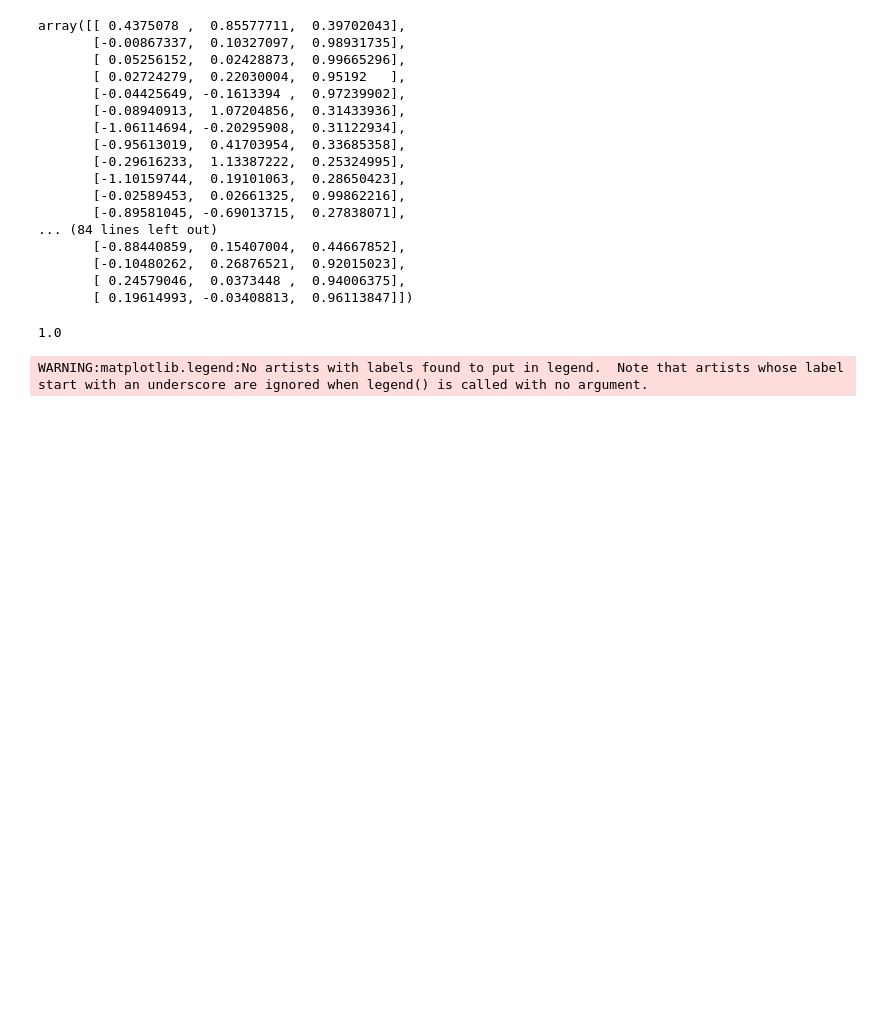
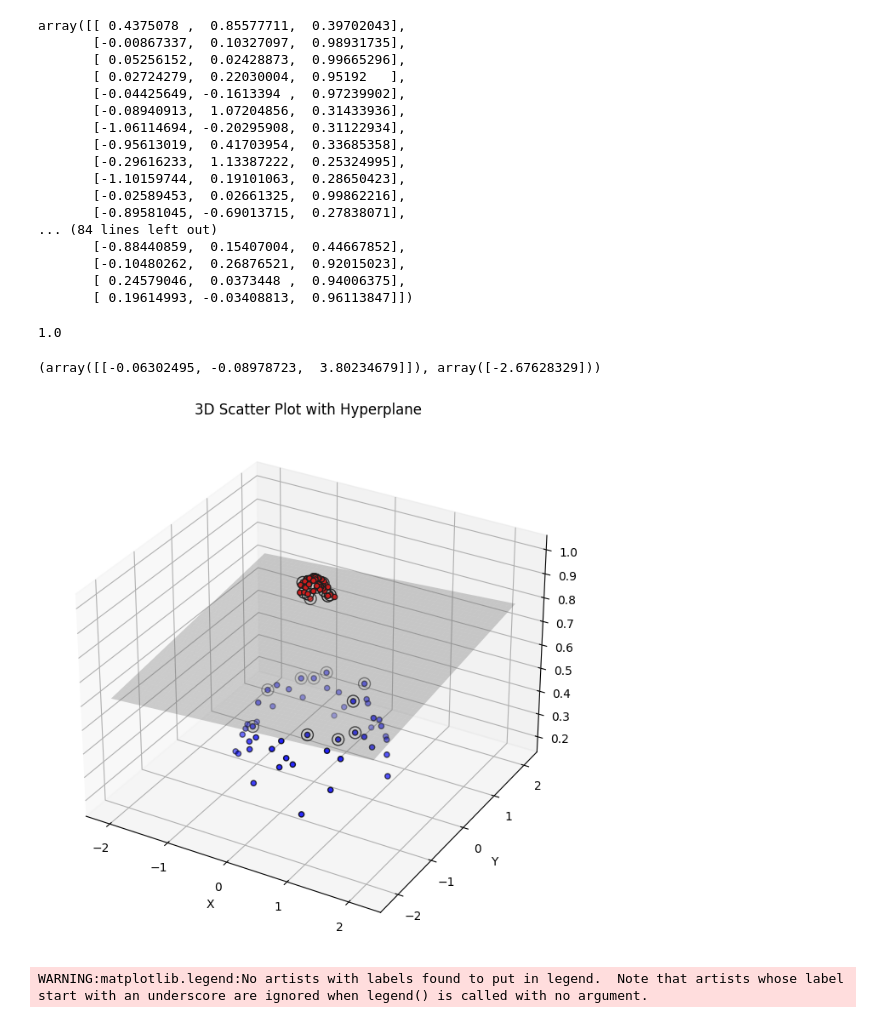
Before and after one commit to GopalSaraf/learnML, a Jupyter notebook: examples/classification/kernels.ipynb, the cells around one changed output. Cells and saved outputs as stored; diff of their text form; code cells hidden in the pictures; blank space fills up the shorter version.

```diff
--- a/examples/classification/kernels.ipynb
+++ b/examples/classification/kernels.ipynb
@@ -163,6 +183,48 @@ y_pred_2 = classifier_2.predict(X_test_2)
 accuracy_score(y_test_2, y_pred_2)
 # %% [output]
 1.0
+# %%
+classifier_2.coef_, classifier_2.intercept_
+# %% [output]
+(array([[-0.06302495, -0.08978723,  3.80234679]]), array([-2.67628329]))
+# %%
+from mpl_toolkits.mplot3d import Axes3D
+
+# Create a 3D scatter plot
+fig = plt.figure(figsize=(10, 8))
+ax = fig.add_subplot(111, projection='3d')
+
+# Scatter plot of data points
+ax.scatter(X_rbf[:, 0], X_rbf[:, 1], X_rbf[:, 2], c=y, cmap=zero_one_colourmap, edgecolors='k')
+
+# Plot the support vectors
+ax.scatter(classifier_2.support_vectors_[:, 0],
+           classifier_2.support_vectors_[:, 1],
+           classifier_2.support_vectors_[:, 2],
+           s=100, facecolors='none', edgecolors='k')
+
+# Calculate the hyperplane's normal vector and bias
+w = classifier_2.coef_[0]
+b = classifier_2.intercept_[0]
+
+# Generate x, y points for plotting the projected hyperplane
+xx, yy = np.meshgrid(np.linspace(X_rbf[:, 0].min() - 1, X_rbf[:, 0].max() + 1, 50),
+                     np.linspace(X_rbf[:, 1].min() - 1, X_rbf[:, 1].max() + 1, 50))
+
+zz = (-w[0] * xx - w[1] * yy - b) / w[2]
+
+# Plot the projected hyperplane
+ax.plot_surface(xx, yy, zz, color='gray', alpha=0.3)
+
+# Set labels for the axes
+ax.set_xlabel('X')
+ax.set_ylabel('Y')
+ax.set_zlabel('Z')
+ax.set_title('3D Scatter Plot with Hyperplane')
+
+plt.show()
+# %% [output]
+[figure, added]
 # %%
 from mpl_toolkits.mplot3d import Axes3D
 
```
Also changed, not shown: parts of 5 cells of this notebook, 1 other file.
